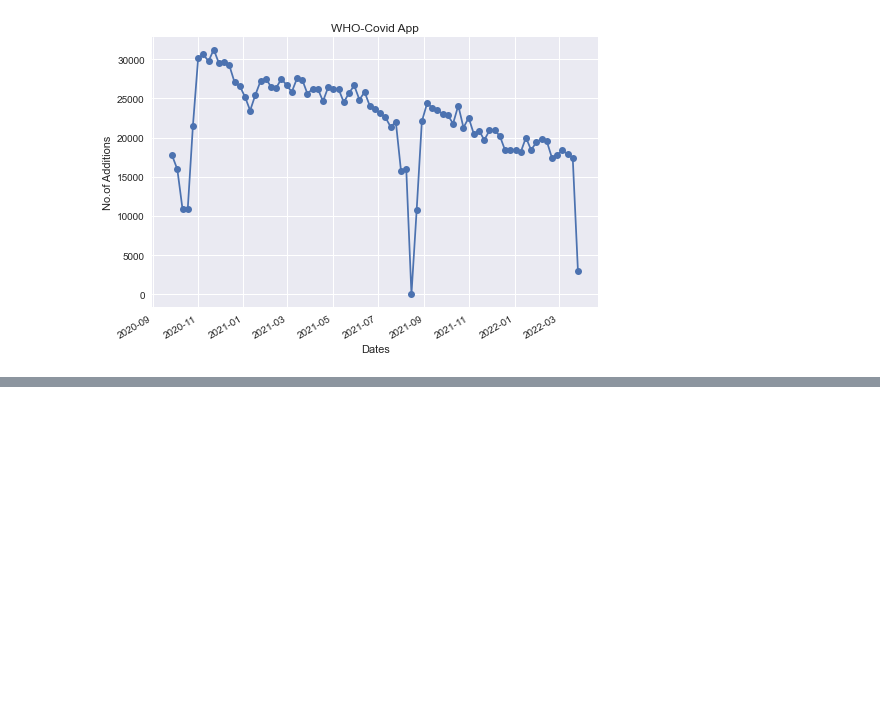
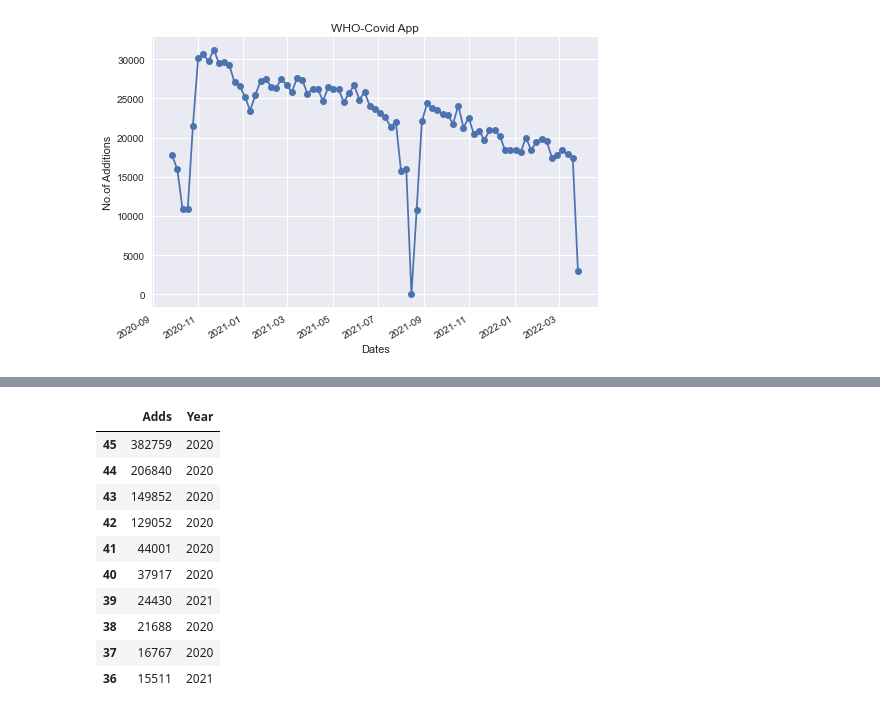
Before and after one commit to jaitlyjahnavi/Useful-Codes-for-FYP, a Jupyter notebook: covid19.ipynb, the cells around one changed output, grey strips where cells are left out. Cells and saved outputs as stored; diff of their text form; code cells hidden in the pictures; blank space fills up the shorter version.

```diff
--- a/covid19.ipynb
+++ b/covid19.ipynb
@@ -181,0 +202,15 @@ plt.tight_layout
+# %%
+Adds_by_year_new = df.groupby(['Adds'])['Year'].sum().reset_index().sort_values('Adds', ascending=False)
+Adds_by_year_new.head(10)
+# %% [output]
+|  | Adds | Year |
+| 45 | 382759 | 2020 |
+| 44 | 206840 | 2020 |
+| 43 | 149852 | 2020 |
+| 42 | 129052 | 2020 |
+| 41 | 44001 | 2020 |
+| 40 | 37917 | 2020 |
+| 39 | 24430 | 2021 |
+| 38 | 21688 | 2020 |
+| 37 | 16767 | 2020 |
+| 36 | 15511 | 2021 |
```
Also changed, not shown: parts of 12 cells of this notebook, 3 other files.
